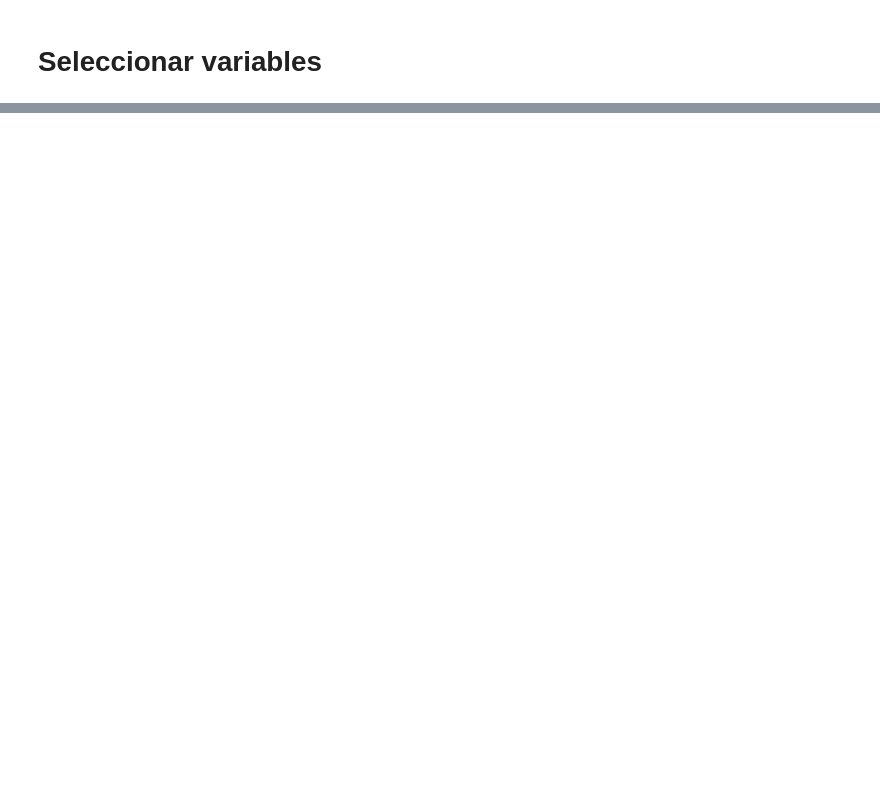
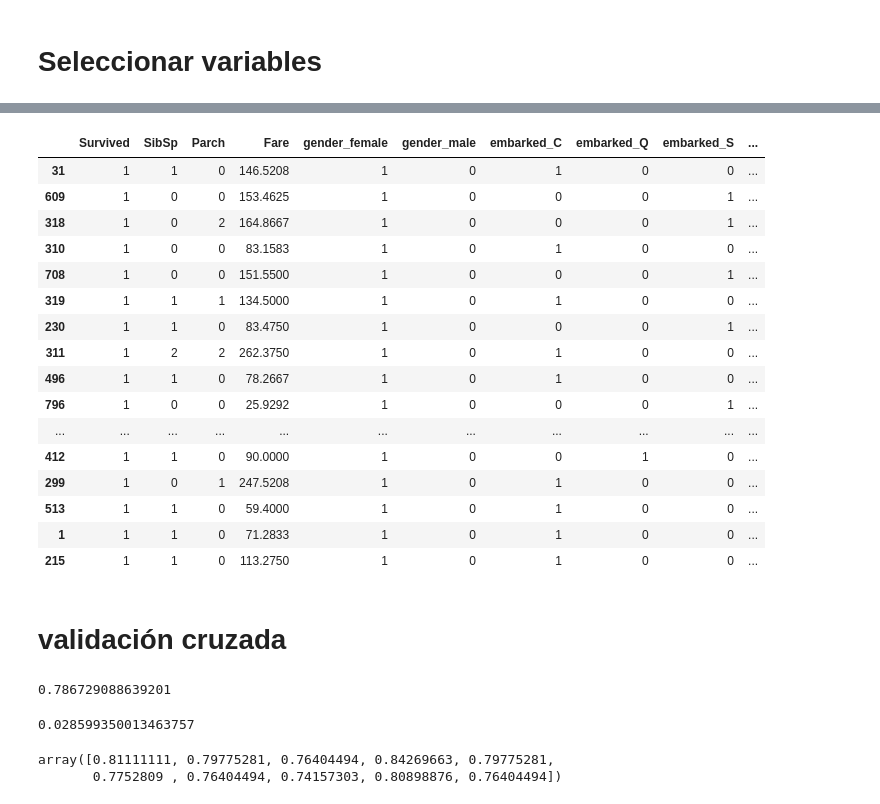
Before and after one commit to amarnathedison/caipc-amarnath, a Jupyter notebook: 10-Regresión logística.ipynb, the cells around one changed output, grey strips where cells are left out. Drawn from its saved outputs; the diff is of its cells as text; code cells hidden in the pictures; blank space fills up the shorter version.

```diff
--- a/10-Regresión logística.ipynb
+++ b/10-Regresión logística.ipynb
@@ -164,0 +301,2 @@ titanic[['gender_female', 'gender_male', 'Fare']], titanic['Survived']
+# %%
+train, test = train_test_split(titanic_woage, test_size=0.2, random_state=0)
@@ -164,0 +311,8 @@ titanic[['gender_female', 'gender_male', 'Fare']], titanic['Survived']
+# %%
+lr_full = LogisticRegression()
+lr_full.fit(train[[ 'gender_female',
+       'gender_male','class_1',
+       'class_3']], train['Survived'])
+lr_full.score(train[[ 'gender_female',
+       'gender_male','class_1',
+       'class_3']], train['Survived'])
@@ -164,0 +321,4 @@ titanic[['gender_female', 'gender_male', 'Fare']], titanic['Survived']
+# %%
+test['predicted'] = lr_full.predict(test[[ 'gender_female',
+       'gender_male','class_1',
+       'class_3']])
@@ -164,0 +367,6 @@ titanic[['gender_female', 'gender_male', 'Fare']], titanic['Survived']
+# %%
+test['pro_surv'] = lr_full.predict_proba(
+    test[[ 'gender_female',
+       'gender_male','class_1',
+       'class_3']]
+)[:,1]
@@ -164,0 +389,22 @@ titanic[['gender_female', 'gender_male', 'Fare']], titanic['Survived']
+# %%
+test[test['pro_surv']>0.89]
+# %% [output]
+|  | Survived | SibSp | Parch | Fare | gender_female | gender_male | embarked_C | embarked_Q | embarked_S | ... |
+| 31 | 1 | 1 | 0 | 146.5208 | 1 | 0 | 1 | 0 | 0 | ... |
+| 609 | 1 | 0 | 0 | 153.4625 | 1 | 0 | 0 | 0 | 1 | ... |
+| 318 | 1 | 0 | 2 | 164.8667 | 1 | 0 | 0 | 0 | 1 | ... |
+| 310 | 1 | 0 | 0 | 83.1583 | 1 | 0 | 1 | 0 | 0 | ... |
+| 708 | 1 | 0 | 0 | 151.5500 | 1 | 0 | 0 | 0 | 1 | ... |
+| 319 | 1 | 1 | 1 | 134.5000 | 1 | 0 | 1 | 0 | 0 | ... |
+| 230 | 1 | 1 | 0 | 83.4750 | 1 | 0 | 0 | 0 | 1 | ... |
+| 311 | 1 | 2 | 2 | 262.3750 | 1 | 0 | 1 | 0 | 0 | ... |
+| 496 | 1 | 1 | 0 | 78.2667 | 1 | 0 | 1 | 0 | 0 | ... |
+| 796 | 1 | 0 | 0 | 25.9292 | 1 | 0 | 0 | 0 | 1 | ... |
+| ... | ... | ... | ... | ... | ... | ... | ... | ... | ... | ... |
+| 412 | 1 | 1 | 0 | 90.0000 | 1 | 0 | 0 | 1 | 0 | ... |
+| 299 | 1 | 0 | 1 | 247.5208 | 1 | 0 | 1 | 0 | 0 | ... |
+| 513 | 1 | 1 | 0 | 59.4000 | 1 | 0 | 1 | 0 | 0 | ... |
+| 1 | 1 | 1 | 0 | 71.2833 | 1 | 0 | 1 | 0 | 0 | ... |
+| 215 | 1 | 1 | 0 | 113.2750 | 1 | 0 | 1 | 0 | 0 | ... |
+# %% [markdown]
+# validación cruzada
@@ -164,0 +423,13 @@ titanic[['gender_female', 'gender_male', 'Fare']], titanic['Survived']
+# %%
+values.mean()
+# %% [output]
+0.786729088639201
+# %%
+values.std()
+# %% [output]
+0.028599350013463757
+# %%
+values
+# %% [output]
+array([0.81111111, 0.79775281, 0.76404494, 0.84269663, 0.79775281,
+       0.7752809 , 0.76404494, 0.74157303, 0.80898876, 0.76404494])
```
Also changed, not shown: parts of 31 cells of this notebook, 3 other files.
